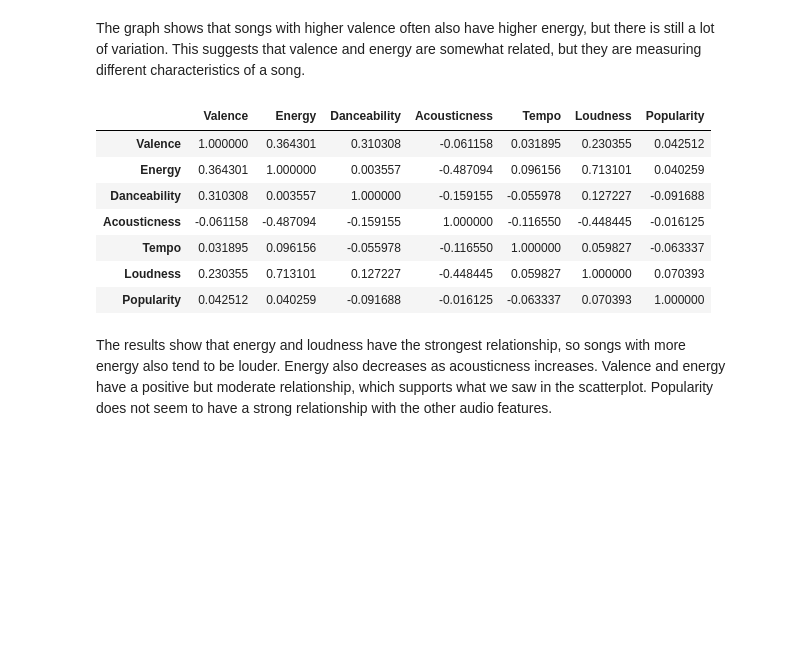
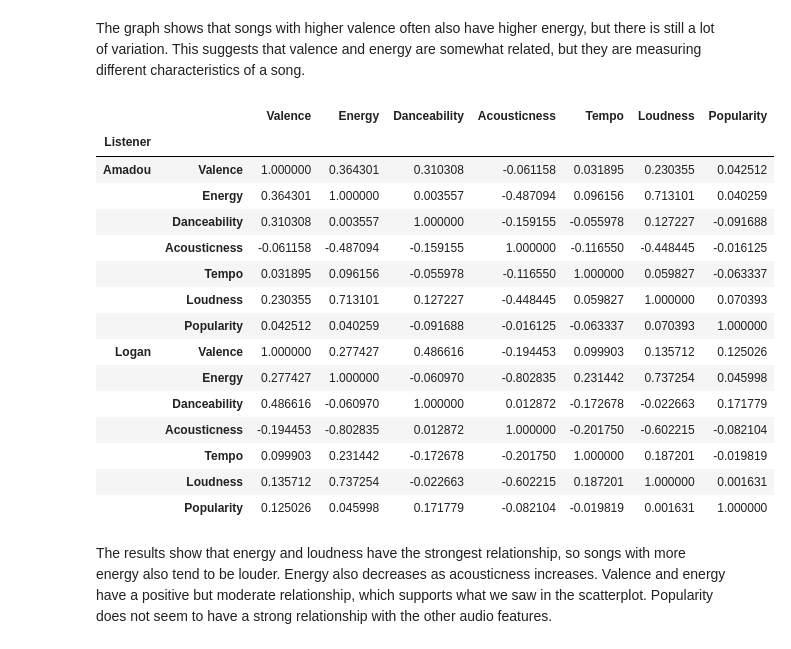
Before and after one commit to atdiallo7/Spotify-Playlist-Data-Analysis, a Jupyter notebook: FINAL.ipynb, the cells around one changed output. Saved outputs shown, nothing was run; the diff lists cells and outputs as text; code cells hidden in the pictures; blank space fills up the shorter version.

Commit message:
Combined EDA and data loads into notebook and split by listener

```diff
--- a/FINAL.ipynb
+++ b/FINAL.ipynb
@@ -137,26 +159,24 @@ fig.show()
 # %% [markdown]
 The graph shows that songs with higher valence often also have higher energy, but there is still a lot of variation. This suggests that valence and energy are somewhat related, but they are measuring different characteristics of a song.
 # %%
-features = [
-    "Valence",
-    "Energy",
-    "Danceability",
-    "Acousticness",
-    "Tempo",
-    "Loudness",
-    "Popularity"
-]
-
-df[features].corr()
+data.groupby("Listener")[features].corr()
 # %% [output]
-|  | Valence | Energy | Danceability | Acousticness | Tempo | Loudness | Popularity |
-| Valence | 1.000000 | 0.364301 | 0.310308 | -0.061158 | 0.031895 | 0.230355 | 0.042512 |
-| Energy | 0.364301 | 1.000000 | 0.003557 | -0.487094 | 0.096156 | 0.713101 | 0.040259 |
-| Danceability | 0.310308 | 0.003557 | 1.000000 | -0.159155 | -0.055978 | 0.127227 | -0.091688 |
-| Acousticness | -0.061158 | -0.487094 | -0.159155 | 1.000000 | -0.116550 | -0.448445 | -0.016125 |
-| Tempo | 0.031895 | 0.096156 | -0.055978 | -0.116550 | 1.000000 | 0.059827 | -0.063337 |
-| Loudness | 0.230355 | 0.713101 | 0.127227 | -0.448445 | 0.059827 | 1.000000 | 0.070393 |
-| Popularity | 0.042512 | 0.040259 | -0.091688 | -0.016125 | -0.063337 | 0.070393 | 1.000000 |
+|  |  | Valence | Energy | Danceability | Acousticness | Tempo | Loudness | Popularity |
+| Listener |  |  |  |  |  |  |  |  |
+| Amadou | Valence | 1.000000 | 0.364301 | 0.310308 | -0.061158 | 0.031895 | 0.230355 | 0.042512 |
+|  | Energy | 0.364301 | 1.000000 | 0.003557 | -0.487094 | 0.096156 | 0.713101 | 0.040259 |
+|  | Danceability | 0.310308 | 0.003557 | 1.000000 | -0.159155 | -0.055978 | 0.127227 | -0.091688 |
+|  | Acousticness | -0.061158 | -0.487094 | -0.159155 | 1.000000 | -0.116550 | -0.448445 | -0.016125 |
+|  | Tempo | 0.031895 | 0.096156 | -0.055978 | -0.116550 | 1.000000 | 0.059827 | -0.063337 |
+|  | Loudness | 0.230355 | 0.713101 | 0.127227 | -0.448445 | 0.059827 | 1.000000 | 0.070393 |
+|  | Popularity | 0.042512 | 0.040259 | -0.091688 | -0.016125 | -0.063337 | 0.070393 | 1.000000 |
+| Logan | Valence | 1.000000 | 0.277427 | 0.486616 | -0.194453 | 0.099903 | 0.135712 | 0.125026 |
+|  | Energy | 0.277427 | 1.000000 | -0.060970 | -0.802835 | 0.231442 | 0.737254 | 0.045998 |
+|  | Danceability | 0.486616 | -0.060970 | 1.000000 | 0.012872 | -0.172678 | -0.022663 | 0.171779 |
+|  | Acousticness | -0.194453 | -0.802835 | 0.012872 | 1.000000 | -0.201750 | -0.602215 | -0.082104 |
+|  | Tempo | 0.099903 | 0.231442 | -0.172678 | -0.201750 | 1.000000 | 0.187201 | -0.019819 |
+|  | Loudness | 0.135712 | 0.737254 | -0.022663 | -0.602215 | 0.187201 | 1.000000 | 0.001631 |
+|  | Popularity | 0.125026 | 0.045998 | 0.171779 | -0.082104 | -0.019819 | 0.001631 | 1.000000 |
 # %% [markdown]
 The results show that energy and loudness have the strongest relationship, so songs with more energy also tend to be louder. Energy also decreases as acousticness increases. Valence and energy have a positive but moderate relationship, which supports what we saw in the scatterplot. Popularity does not seem to have a strong relationship with the other audio features.
 # %%
```
Also changed, not shown: parts of 13 cells of this notebook.
